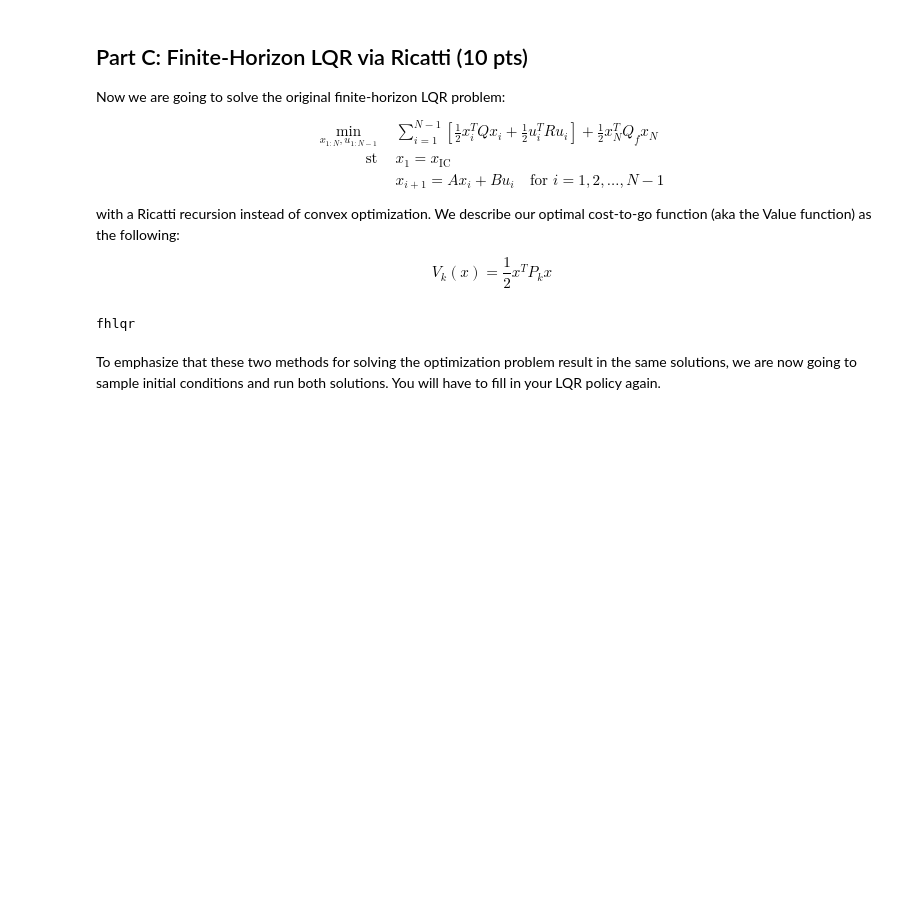
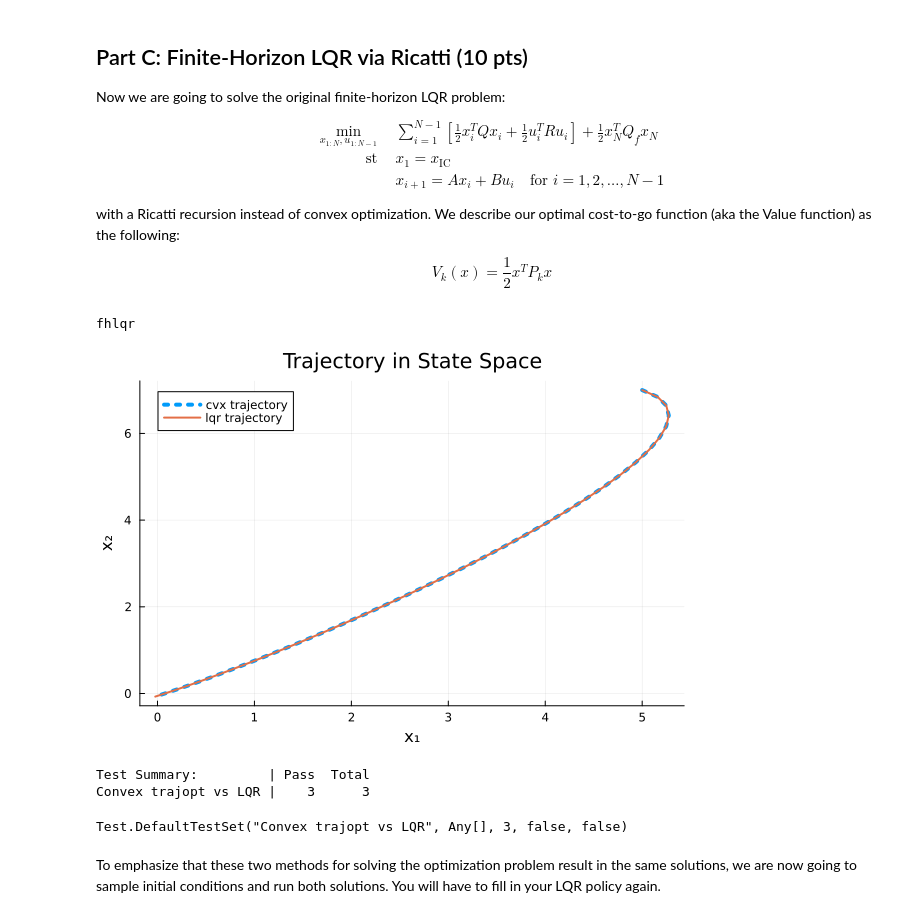
Before and after one commit to stevenwman/OCRL2024, a Jupyter notebook: HW/HW2_S24/Q1.ipynb, the cells around one changed output. Saved outputs shown, nothing was run; the diff lists cells and outputs as text; code cells hidden in the pictures; blank space fills up the shorter version.

```diff
--- a/HW/HW2_S24/Q1.ipynb
+++ b/HW/HW2_S24/Q1.ipynb
@@ -392,9 +376,10 @@ function fhlqr(A::Matrix, # A matrix
     P[N] = deepcopy(Qf)
 
     # Ricatti
-    for k = NaN:NaN
+    for k = (N-1):-1:1
         # TODO
-
+        K[k] = (R + B' * P[k+1] * B) \ (B' * P[k+1] * A)
+        P[k] = Q + A'* P[k+1] * (A - B * K[k])
     end
 
     return P, K
@@ -419,38 +404,44 @@ fhlqr
     # solve for X_{1:N}, U_{1:N-1} with convex optimization
     Xcvx,Ucvx = convex_trajopt(A,B,Q,R,Qf,N,x0; verbose = false)
     P, K = fhlqr(A,B,Q,R,Qf,N)
+
     # now let's simulate using Ucvx
     Xsim_cvx = [zeros(nx) for i = 1:N]
     Xsim_cvx[1] = 1*x0
     Xsim_lqr = [zeros(nx) for i = 1:N]
     Xsim_lqr[1] = 1*x0
     for i = 1:N-1
         # simulate cvx control
         Xsim_cvx[i+1] = A*Xsim_cvx[i] + B*Ucvx[i]
 
         # TODO: use your FHLQR control gains K to calculate u_lqr
         # simulate lqr control
-        u_lqr = zeros(2)
+        u_lqr = -K[i]*Xsim_lqr[i]
         Xsim_lqr[i+1] = A*Xsim_lqr[i] + B*u_lqr
     end
 
 
     @test isapprox(Xsim_lqr[end], [-0.02286201, -0.0714058, -0.21259, -0.154030], rtol = 1e-3)
     @test 1e-13 < norm(Xsim_lqr[end] - Xsim_cvx[end]) < 1e-3
     @test 1e-13 < maximum(norm.(Xsim_lqr - Xsim_cvx)) < 1e-3
 
 
     # ------------------------plotting--------------------------
     X1m = mat_from_vec(Xsim_cvx)
     X2m = mat_from_vec(Xsim_lqr)
     # plot trajectory in x1 x2 space
     plot(X1m[1,:],X1m[2,:], label = "cvx trajectory", lw = 4, ls = :dot)
     display(plot!(X2m[1,:],X2m[2,:],
                  title = "Trajectory in State Space",
                  ylabel = "x₂", xlabel = "x₁", lw = 2, label = "lqr trajectory"))
     # ------------------------plotting--------------------------
 
 end
+# %% [output]
+[figure, added]
+Test Summary:         | Pass  Total
+Convex trajopt vs LQR |    3      3
+Test.DefaultTestSet("Convex trajopt vs LQR", Any[], 3, false, false)
 # %% [markdown]
 To emphasize that these two methods for solving the optimization problem result in the same solutions, we are now going to sample initial conditions and run both solutions. You will have to fill in your LQR policy again.
 # %%
```
Also changed, not shown: parts of 5 cells of this notebook.
